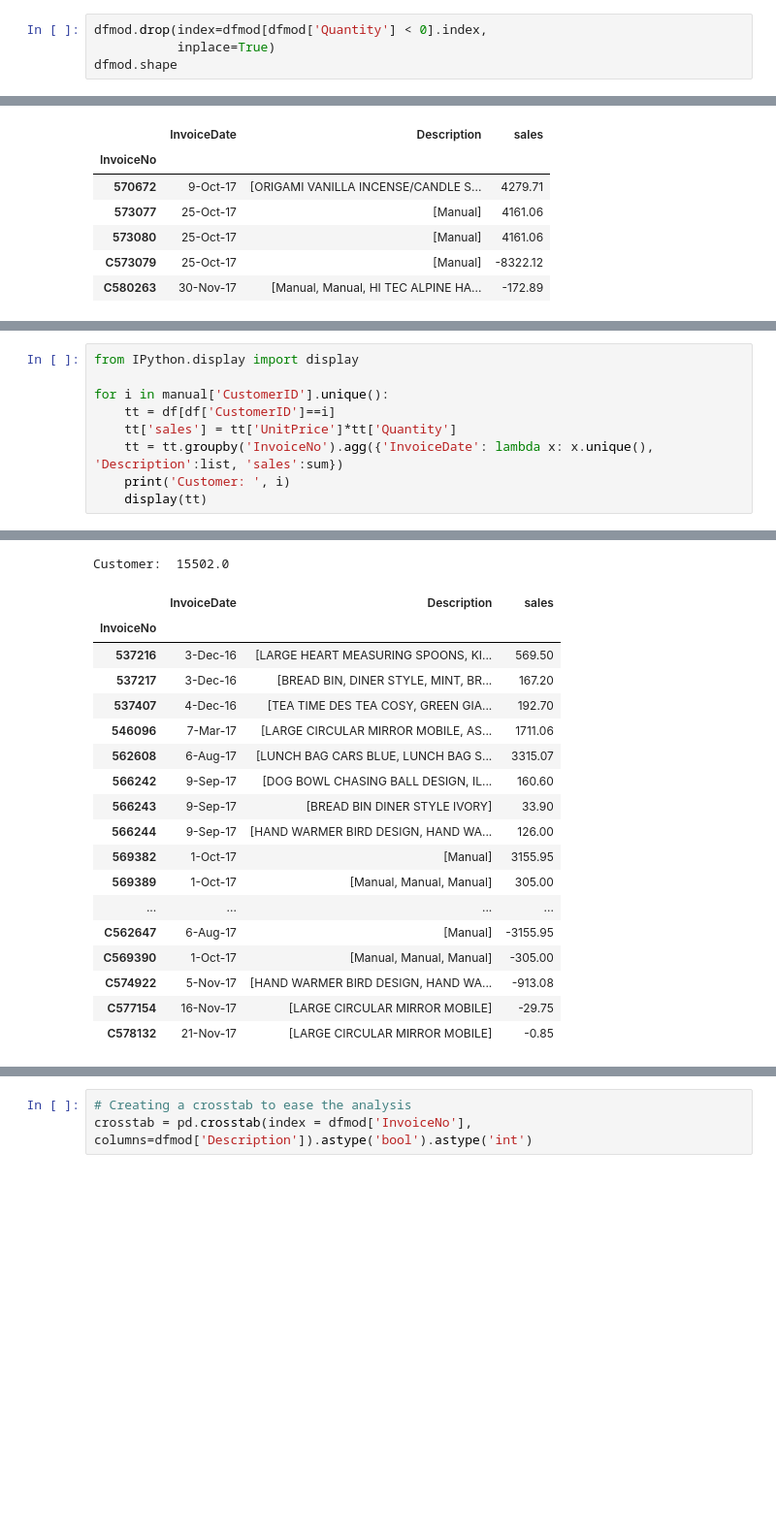
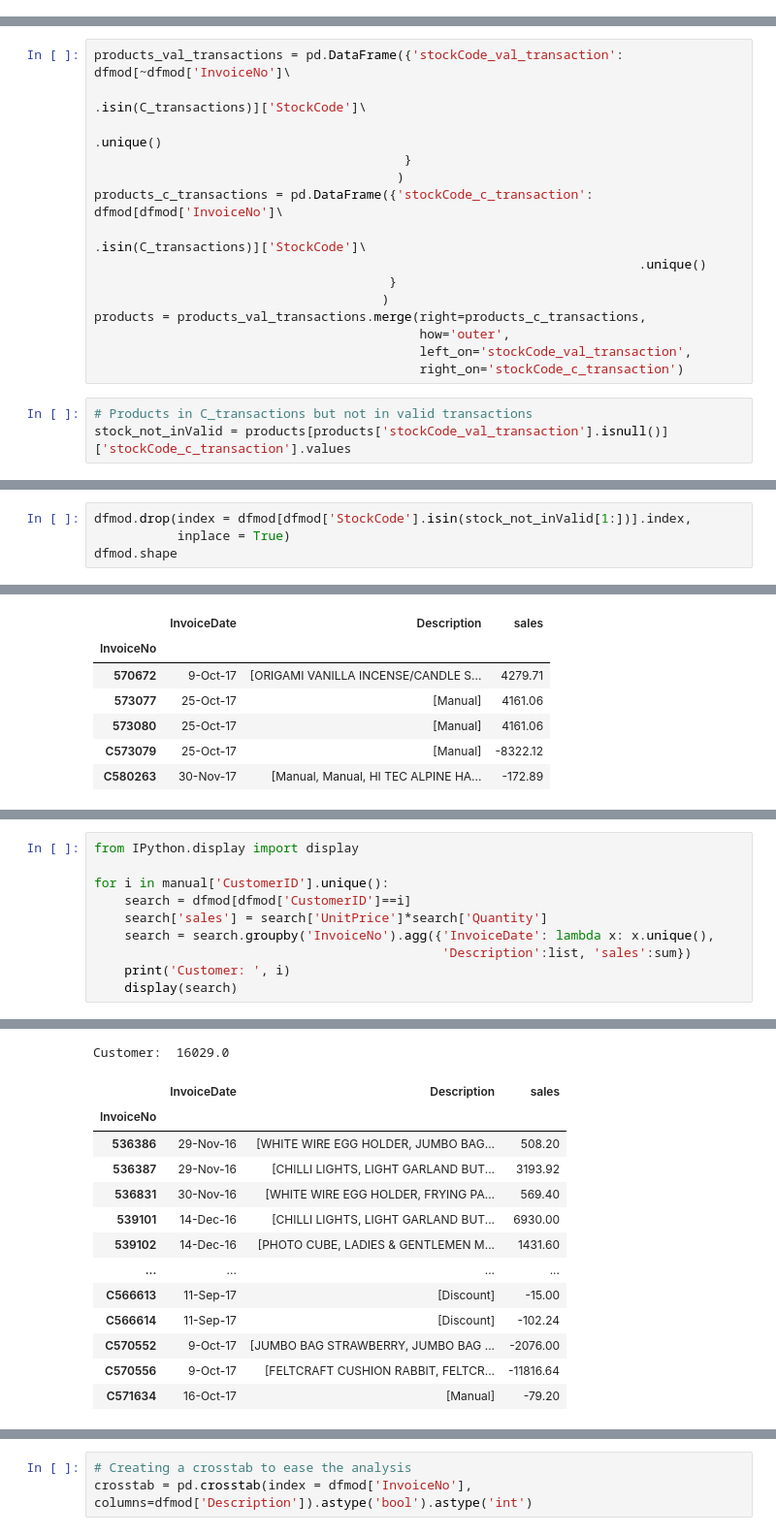
Before and after one commit to adrielidaltoe/Clustering-Analysis-Customer-Loyalty-Program, a Jupyter notebook: Part-I-Data-Understanding-Cleaning.ipynb, the cells around one changed output, grey strips where cells are left out. Shown at 97% size. Drawn from its saved outputs; the diff is of its cells as text; blank space fills up the shorter version.

```diff
--- a/Part-I-Data-Understanding-Cleaning.ipynb
+++ b/Part-I-Data-Understanding-Cleaning.ipynb
@@ -337,4 +432,0 @@ No match was found. All canceled transactions are unique.
-# %%
-dfmod.drop(index=dfmod[dfmod['Quantity'] < 0].index,
-           inplace=True)
-dfmod.shape
@@ -410,0 +515,18 @@ dfmod.describe()
+# %%
+products_val_transactions = pd.DataFrame({'stockCode_val_transaction': dfmod[~dfmod['InvoiceNo']\
+                                                                             .isin(C_transactions)]['StockCode']\
+                                                                             .unique()
+                                         }
+                                        )
+products_c_transactions = pd.DataFrame({'stockCode_c_transaction': dfmod[dfmod['InvoiceNo']\
+                                                                        .isin(C_transactions)]['StockCode']\
+                                                                        .unique()
+                                       }
+                                      )
+products = products_val_transactions.merge(right=products_c_transactions,
+                                           how='outer',
+                                           left_on='stockCode_val_transaction',
+                                           right_on='stockCode_c_transaction')
+# %%
+# Products in C_transactions but not in valid transactions
+stock_not_inValid = products[products['stockCode_val_transaction'].isnull()]['stockCode_c_transaction'].values
@@ -410,0 +597,4 @@ dfmod.describe()
+# %%
+dfmod.drop(index = dfmod[dfmod['StockCode'].isin(stock_not_inValid[1:])].index,
+           inplace = True)
+dfmod.shape
@@ -529,9 +732,10 @@ An interesting pattern is observed here. Three transactions occurred on 25-Oct-1
 from IPython.display import display
 
 for i in manual['CustomerID'].unique():
-    tt = df[df['CustomerID']==i]
-    tt['sales'] = tt['UnitPrice']*tt['Quantity']
-    tt = tt.groupby('InvoiceNo').agg({'InvoiceDate': lambda x: x.unique(), 'Description':list, 'sales':sum})
+    search = dfmod[dfmod['CustomerID']==i]
+    search['sales'] = search['UnitPrice']*search['Quantity']
+    search = search.groupby('InvoiceNo').agg({'InvoiceDate': lambda x: x.unique(),
+                                              'Description':list, 'sales':sum})
     print('Customer: ', i)
-    display(tt)
+    display(search)
 # %% [output]
@@ -546,19 +750,14 @@ Customer:  12536.0
-Customer:  15502.0
+Customer:  16029.0
 |  | InvoiceDate | Description | sales |
 | InvoiceNo |  |  |  |
-| 537216 | 3-Dec-16 | [LARGE HEART MEASURING SPOONS, KI... | 569.50 |
-| 537217 | 3-Dec-16 | [BREAD BIN, DINER STYLE, MINT, BR... | 167.20 |
-| 537407 | 4-Dec-16 | [TEA TIME DES TEA COSY, GREEN GIA... | 192.70 |
-| 546096 | 7-Mar-17 | [LARGE CIRCULAR MIRROR MOBILE, AS... | 1711.06 |
-| 562608 | 6-Aug-17 | [LUNCH BAG CARS BLUE, LUNCH BAG S... | 3315.07 |
-| 566242 | 9-Sep-17 | [DOG BOWL CHASING BALL DESIGN, IL... | 160.60 |
-| 566243 | 9-Sep-17 | [BREAD BIN DINER STYLE IVORY] | 33.90 |
-| 566244 | 9-Sep-17 | [HAND WARMER BIRD DESIGN, HAND WA... | 126.00 |
-| 569382 | 1-Oct-17 | [Manual] | 3155.95 |
-| 569389 | 1-Oct-17 | [Manual, Manual, Manual] | 305.00 |
+| 536386 | 29-Nov-16 | [WHITE WIRE EGG HOLDER, JUMBO BAG... | 508.20 |
+| 536387 | 29-Nov-16 | [CHILLI LIGHTS, LIGHT GARLAND BUT... | 3193.92 |
+| 536831 | 30-Nov-16 | [WHITE WIRE EGG HOLDER, FRYING PA... | 569.40 |
+| 539101 | 14-Dec-16 | [CHILLI LIGHTS, LIGHT GARLAND BUT... | 6930.00 |
+| 539102 | 14-Dec-16 | [PHOTO CUBE, LADIES & GENTLEMEN M... | 1431.60 |
 | ... | ... | ... | ... |
-| C562647 | 6-Aug-17 | [Manual] | -3155.95 |
-| C569390 | 1-Oct-17 | [Manual, Manual, Manual] | -305.00 |
-| C574922 | 5-Nov-17 | [HAND WARMER BIRD DESIGN, HAND WA... | -913.08 |
-| C577154 | 16-Nov-17 | [LARGE CIRCULAR MIRROR MOBILE] | -29.75 |
-| C578132 | 21-Nov-17 | [LARGE CIRCULAR MIRROR MOBILE] | -0.85 |
+| C566613 | 11-Sep-17 | [Discount] | -15.00 |
+| C566614 | 11-Sep-17 | [Discount] | -102.24 |
+| C570552 | 9-Oct-17 | [JUMBO BAG STRAWBERRY, JUMBO BAG ... | -2076.00 |
+| C570556 | 9-Oct-17 | [FELTCRAFT CUSHION RABBIT, FELTCR... | -11816.64 |
+| C571634 | 16-Oct-17 | [Manual] | -79.20 |
```
Also changed, not shown: parts of 91 cells of this notebook, 1 other file.
